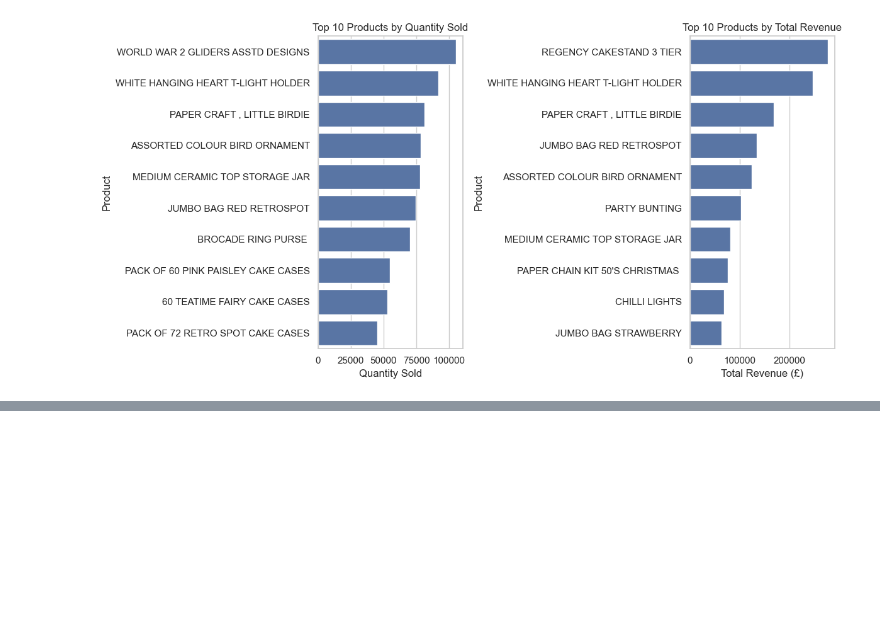
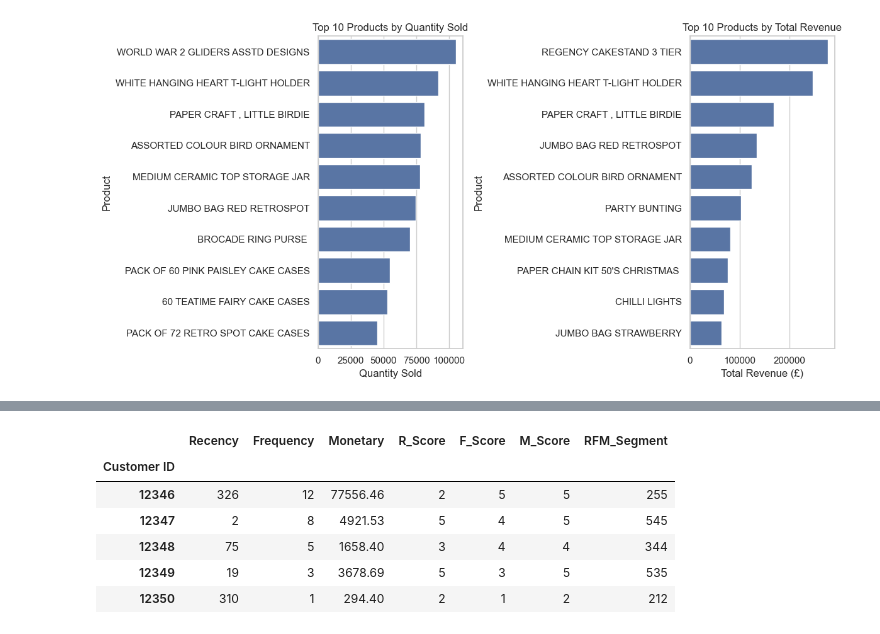
Before and after one commit to lihiniapsara/Python_Final_CW, a Jupyter notebook: UK-Based E-Commerce Retailer.ipynb, the cells around one changed output, grey strips where cells are left out. Saved outputs shown, nothing was run; the diff lists cells and outputs as text; code cells hidden in the pictures; blank space fills up the shorter version.

```diff
--- a/UK-Based E-Commerce Retailer.ipynb
+++ b/UK-Based E-Commerce Retailer.ipynb
@@ -371,0 +434,14 @@ Top 10 Products by Quantity Sold:
+# %%
+# Combine RFM Scores into a single string
+rfm['RFM_Segment'] = rfm['R_Score'].astype(str) + rfm['F_Score'].astype(str) + rfm['M_Score'].astype(str)
+
+# Display the RFM DataFrame with segment
+rfm.head()
+# %% [output]
+|  | Recency | Frequency | Monetary | R_Score | F_Score | M_Score | RFM_Segment |
+| Customer ID |  |  |  |  |  |  |  |
+| 12346 | 326 | 12 | 77556.46 | 2 | 5 | 5 | 255 |
+| 12347 | 2 | 8 | 4921.53 | 5 | 4 | 5 | 545 |
+| 12348 | 75 | 5 | 1658.40 | 3 | 4 | 4 | 344 |
+| 12349 | 19 | 3 | 3678.69 | 5 | 3 | 5 | 535 |
+| 12350 | 310 | 1 | 294.40 | 2 | 1 | 2 | 212 |
```
Also changed, not shown: parts of 8 cells of this notebook.
